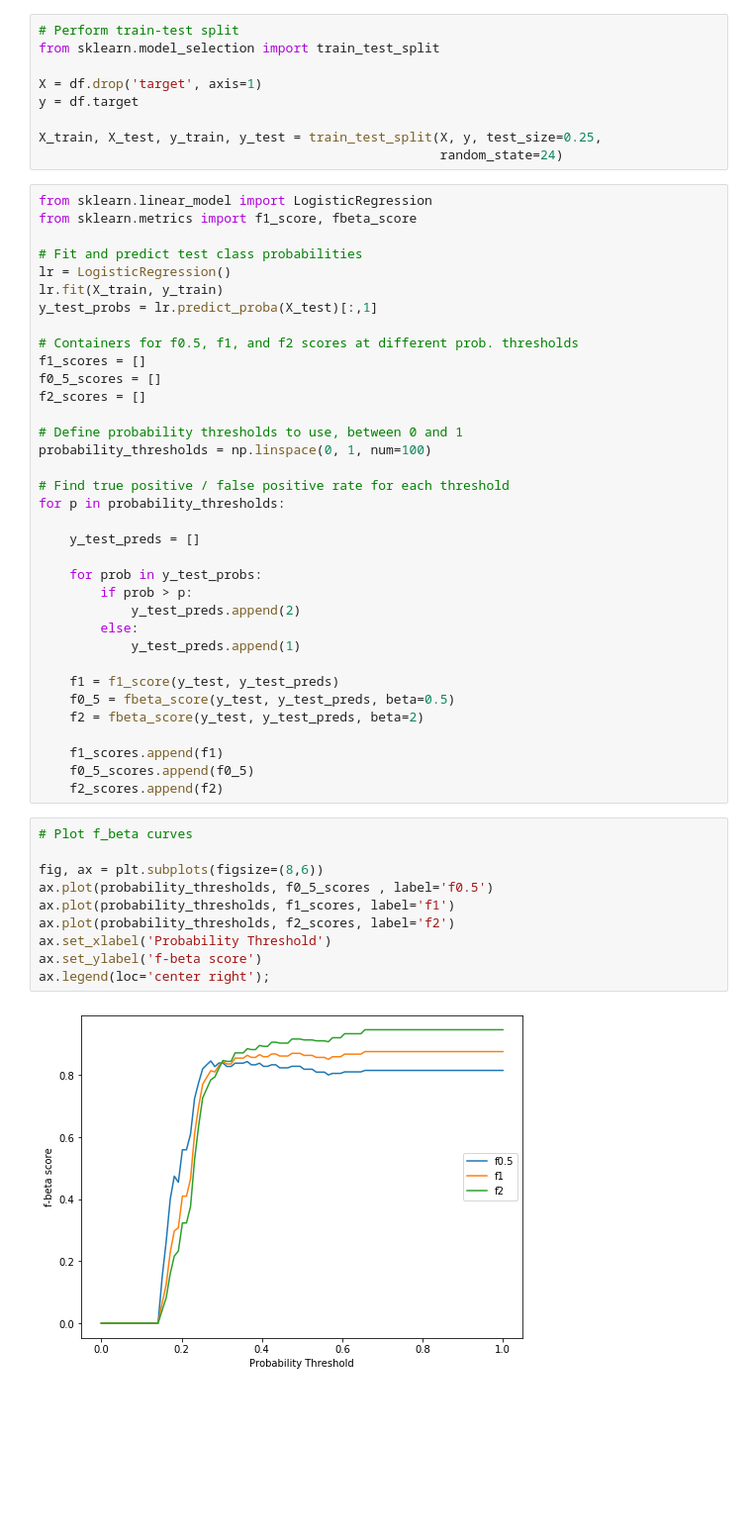
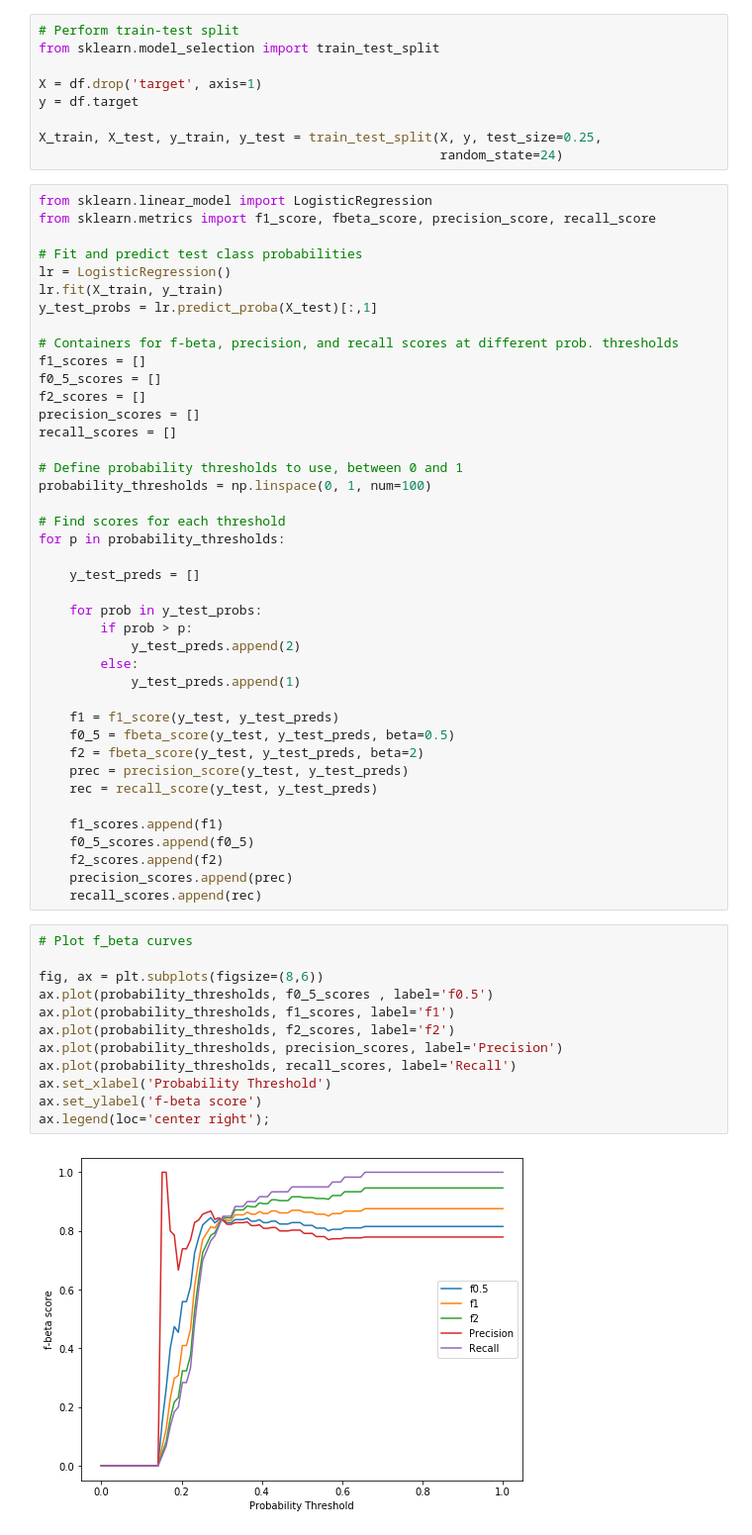
Before and after one commit to douglaspsteen/f_measure_exercise, a Jupyter notebook: notebook.ipynb, the cells around one changed output. Shown at 99% size. Saved outputs shown, nothing was run; the diff lists cells and outputs as text; blank space fills up the shorter version.

```diff
--- a/notebook.ipynb
+++ b/notebook.ipynb
@@ -24,22 +24,24 @@ X_train, X_test, y_train, y_test = train_test_split(X, y, test_size=0.25,
                                                     random_state=24)
 # %%
 from sklearn.linear_model import LogisticRegression
-from sklearn.metrics import f1_score, fbeta_score
+from sklearn.metrics import f1_score, fbeta_score, precision_score, recall_score
 
 # Fit and predict test class probabilities
 lr = LogisticRegression()
 lr.fit(X_train, y_train)
 y_test_probs = lr.predict_proba(X_test)[:,1]
 
-# Containers for f0.5, f1, and f2 scores at different prob. thresholds
+# Containers for f-beta, precision, and recall scores at different prob. thresholds
 f1_scores = []
 f0_5_scores = []
 f2_scores = []
+precision_scores = []
+recall_scores = []
 
 # Define probability thresholds to use, between 0 and 1
 probability_thresholds = np.linspace(0, 1, num=100)
 
-# Find true positive / false positive rate for each threshold
+# Find scores for each threshold
 for p in probability_thresholds:
 
     y_test_preds = []
@@ -53,19 +55,25 @@ for p in probability_thresholds:
     f1 = f1_score(y_test, y_test_preds)
     f0_5 = fbeta_score(y_test, y_test_preds, beta=0.5)
     f2 = fbeta_score(y_test, y_test_preds, beta=2)
+    prec = precision_score(y_test, y_test_preds)
+    rec = recall_score(y_test, y_test_preds)
 
     f1_scores.append(f1)
     f0_5_scores.append(f0_5)
     f2_scores.append(f2)
+    precision_scores.append(prec)
+    recall_scores.append(rec)
 # %%
 # Plot f_beta curves
 
 fig, ax = plt.subplots(figsize=(8,6))
 ax.plot(probability_thresholds, f0_5_scores , label='f0.5')
 ax.plot(probability_thresholds, f1_scores, label='f1')
 ax.plot(probability_thresholds, f2_scores, label='f2')
+ax.plot(probability_thresholds, precision_scores, label='Precision')
+ax.plot(probability_thresholds, recall_scores, label='Recall')
 ax.set_xlabel('Probability Threshold')
 ax.set_ylabel('f-beta score')
 ax.legend(loc='center right');
 # %% [output]
-[figure, old version]
+[figure, new version]
```
Also changed, not shown: parts of 2 cells of this notebook, 1 other file.
